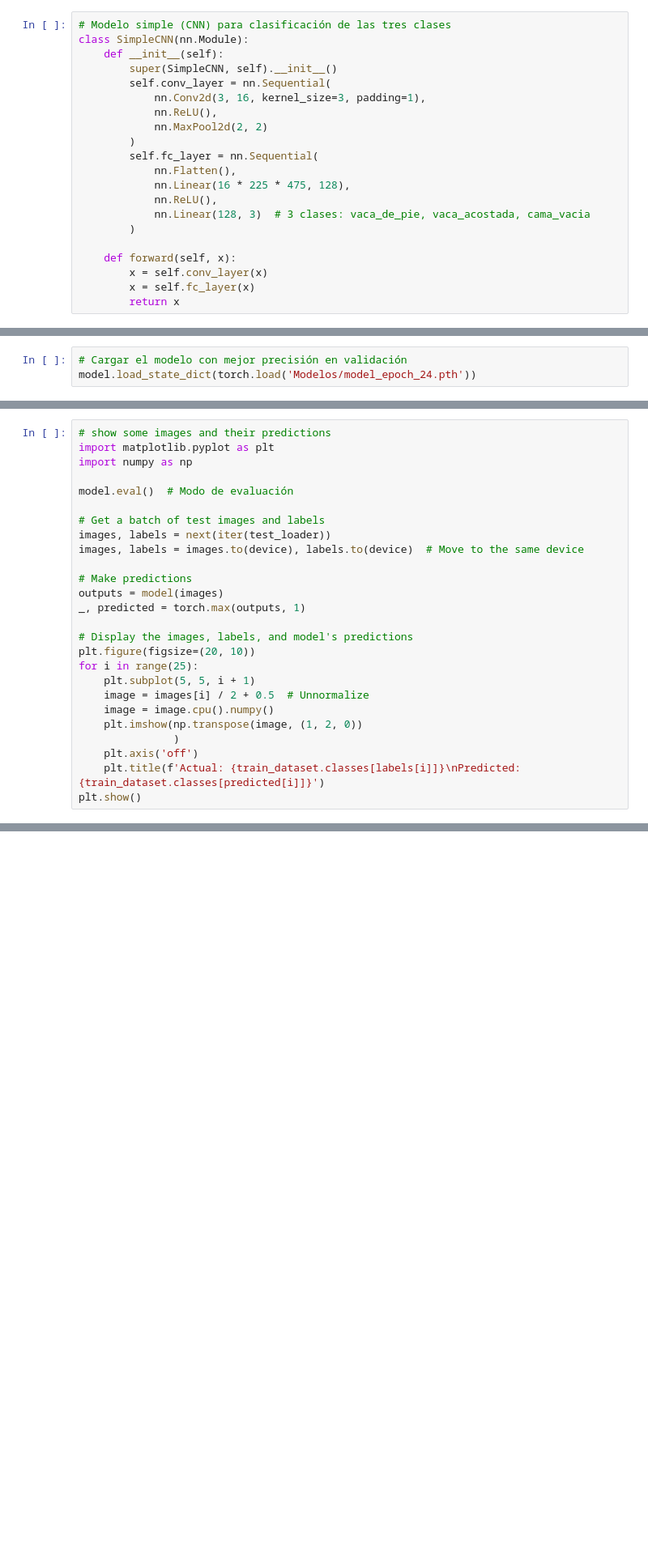
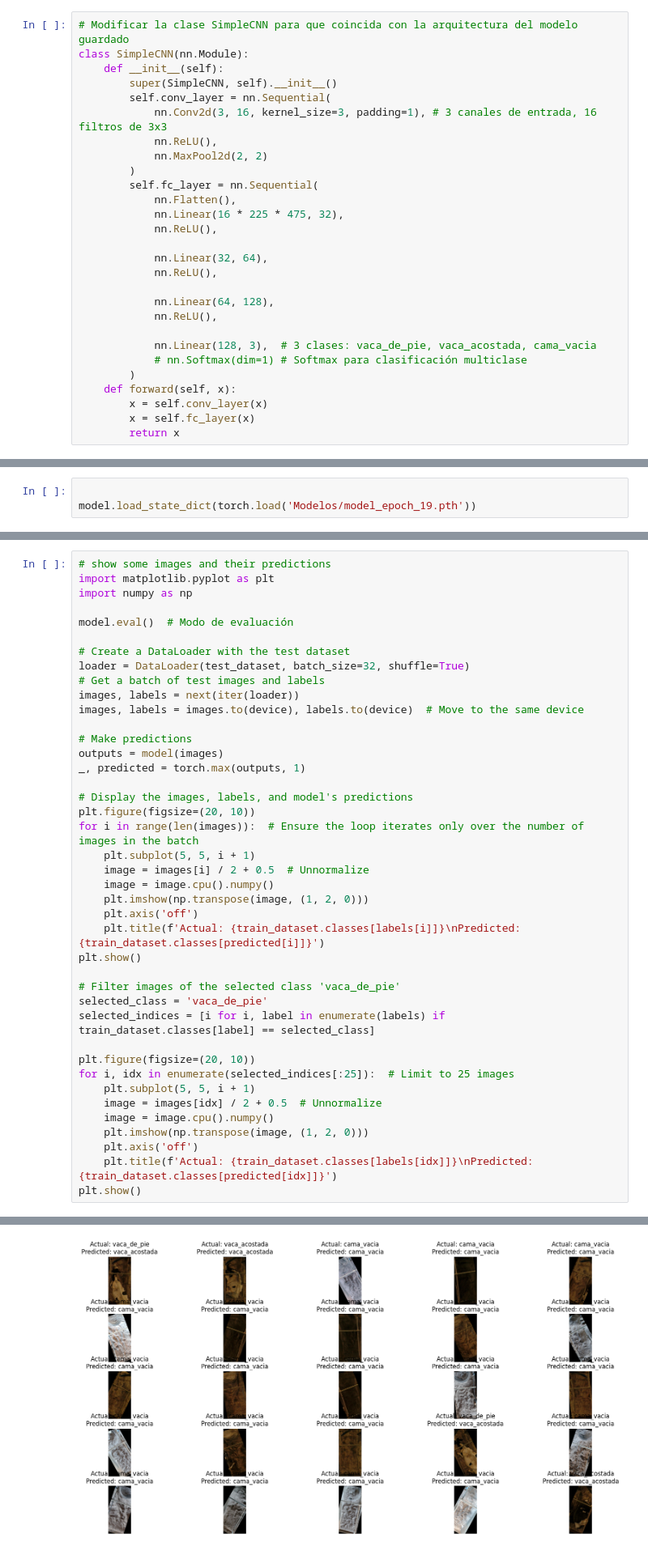
Before and after one commit to Mirabay/Vakas, a Jupyter notebook: Clasificador_vacas.ipynb, the cells around one changed output, grey strips where cells are left out. Shown at 81% size. Cells and saved outputs as stored; diff of their text form; blank space fills up the shorter version.

Commit message:
Cambie la Estructura de la red neuronal para entrenar mas rapido

```diff
--- a/Clasificador_vacas.ipynb
+++ b/Clasificador_vacas.ipynb
@@ -69,22 +70,29 @@ test_loader = DataLoader(test_dataset, batch_size=16, shuffle=False)
 # %% [markdown]
 # Modelo
 # %%
-# Modelo simple (CNN) para clasificación de las tres clases
+# Modificar la clase SimpleCNN para que coincida con la arquitectura del modelo guardado
 class SimpleCNN(nn.Module):
     def __init__(self):
         super(SimpleCNN, self).__init__()
         self.conv_layer = nn.Sequential(
-            nn.Conv2d(3, 16, kernel_size=3, padding=1),
+            nn.Conv2d(3, 16, kernel_size=3, padding=1), # 3 canales de entrada, 16 filtros de 3x3
             nn.ReLU(),
             nn.MaxPool2d(2, 2)
         )
         self.fc_layer = nn.Sequential(
             nn.Flatten(),
-            nn.Linear(16 * 225 * 475, 128),
+            nn.Linear(16 * 225 * 475, 32),
             nn.ReLU(),
-            nn.Linear(128, 3)  # 3 clases: vaca_de_pie, vaca_acostada, cama_vacia
+
+            nn.Linear(32, 64),
+            nn.ReLU(),
+
+            nn.Linear(64, 128),
+            nn.ReLU(),
+
+            nn.Linear(128, 3),  # 3 clases: vaca_de_pie, vaca_acostada, cama_vacia
+            # nn.Softmax(dim=1) # Softmax para clasificación multiclase
         )
-
     def forward(self, x):
         x = self.conv_layer(x)
         x = self.fc_layer(x)
@@ -150,5 +156,5 @@ KeyboardInterrupt:
 # %% [markdown]
 # Evaluación de entrenamiento
 # %%
-# Cargar el modelo con mejor precisión en validación
-model.load_state_dict(torch.load('Modelos/model_epoch_24.pth'))
+
+model.load_state_dict(torch.load('Modelos/model_epoch_19.pth'))
@@ -201,8 +213,10 @@ import numpy as np
 
 model.eval()  # Modo de evaluación
 
+# Create a DataLoader with the test dataset
+loader = DataLoader(test_dataset, batch_size=32, shuffle=True)
 # Get a batch of test images and labels
-images, labels = next(iter(test_loader))
+images, labels = next(iter(loader))
 images, labels = images.to(device), labels.to(device)  # Move to the same device
 
 # Make predictions
@@ -211,12 +225,26 @@ _, predicted = torch.max(outputs, 1)
 
 # Display the images, labels, and model's predictions
 plt.figure(figsize=(20, 10))
-for i in range(25):
+for i in range(len(images)):  # Ensure the loop iterates only over the number of images in the batch
     plt.subplot(5, 5, i + 1)
     image = images[i] / 2 + 0.5  # Unnormalize
     image = image.cpu().numpy()
-    plt.imshow(np.transpose(image, (1, 2, 0))
-               )
+    plt.imshow(np.transpose(image, (1, 2, 0)))
     plt.axis('off')
     plt.title(f'Actual: {train_dataset.classes[labels[i]]}\nPredicted: {train_dataset.classes[predicted[i]]}')
 plt.show()
+
+# Filter images of the selected class 'vaca_de_pie'
+selected_class = 'vaca_de_pie'
+selected_indices = [i for i, label in enumerate(labels) if train_dataset.classes[label] == selected_class]
+
+plt.figure(figsize=(20, 10))
+for i, idx in enumerate(selected_indices[:25]):  # Limit to 25 images
+    plt.subplot(5, 5, i + 1)
+    image = images[idx] / 2 + 0.5  # Unnormalize
+    image = image.cpu().numpy()
+    plt.imshow(np.transpose(image, (1, 2, 0)))
+    plt.axis('off')
+    plt.title(f'Actual: {train_dataset.classes[labels[idx]]}\nPredicted: {train_dataset.classes[predicted[idx]]}')
+plt.show()
+# %% [output]
@@ -222,0 +252 @@ plt.show()
+[figure, added]
```
Also changed, not shown: parts of 7 cells of this notebook, 1 other file.
